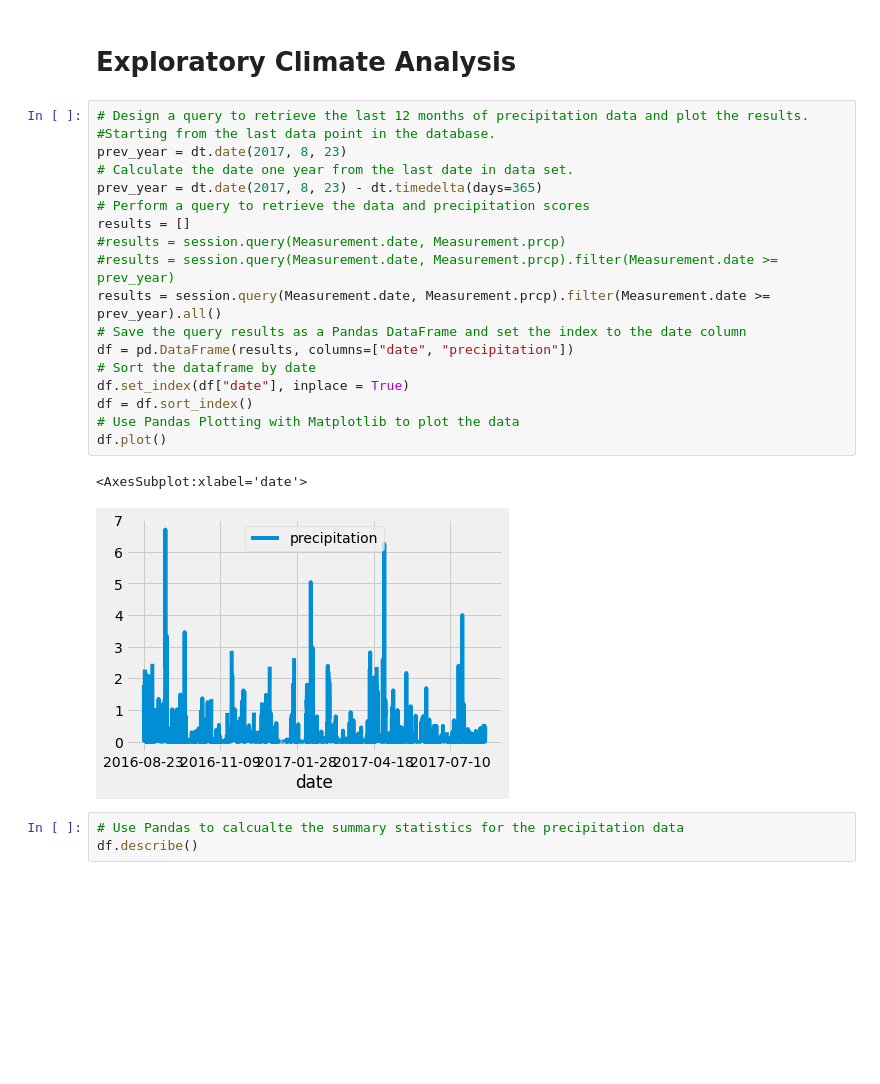
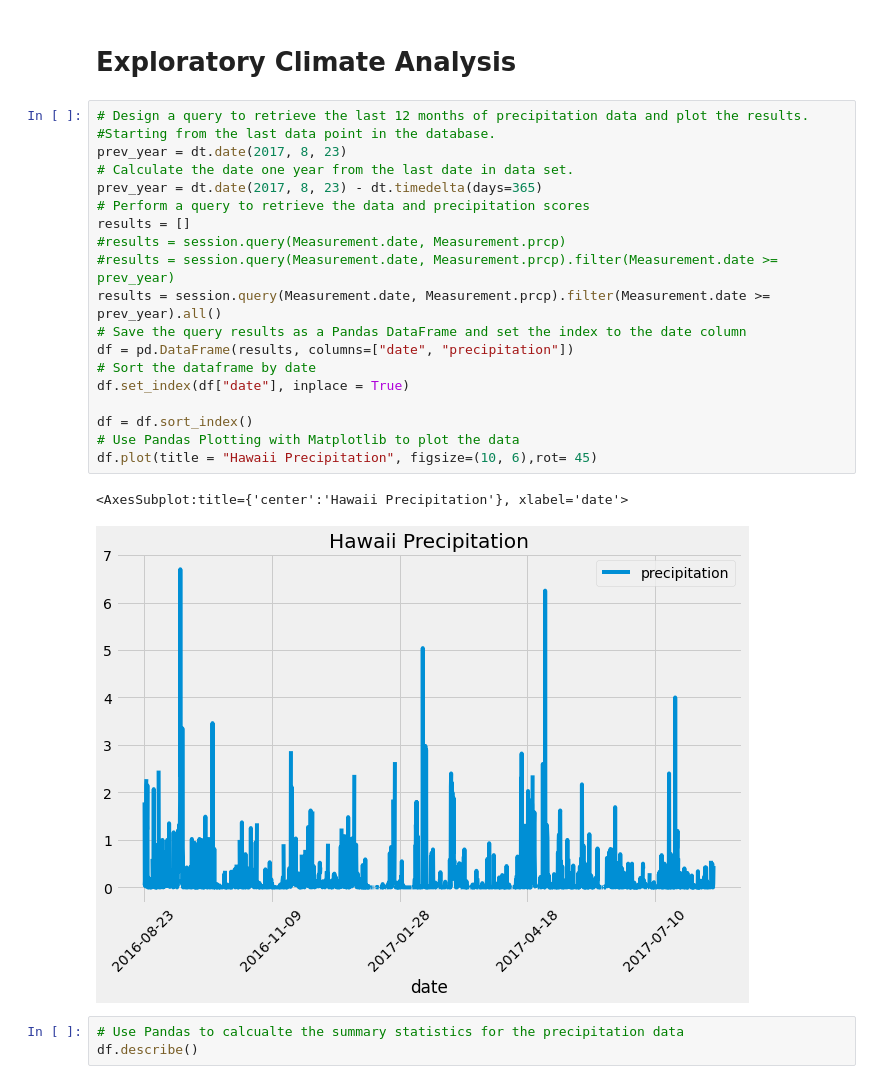
Before and after one commit to jwolfe27/Surfs_Up, a Jupyter notebook: climate_analysis.ipynb, the cells around one changed output. Saved outputs shown, nothing was run; the diff lists cells and outputs as text; blank space fills up the shorter version.

```diff
--- a/climate_analysis.ipynb
+++ b/climate_analysis.ipynb
@@ -41,24 +41,25 @@ session = Session(engine)
 # %%
 # Design a query to retrieve the last 12 months of precipitation data and plot the results.
 #Starting from the last data point in the database.
 prev_year = dt.date(2017, 8, 23)
 # Calculate the date one year from the last date in data set.
 prev_year = dt.date(2017, 8, 23) - dt.timedelta(days=365)
 # Perform a query to retrieve the data and precipitation scores
 results = []
 #results = session.query(Measurement.date, Measurement.prcp)
 #results = session.query(Measurement.date, Measurement.prcp).filter(Measurement.date >= prev_year)
 results = session.query(Measurement.date, Measurement.prcp).filter(Measurement.date >= prev_year).all()
 # Save the query results as a Pandas DataFrame and set the index to the date column
 df = pd.DataFrame(results, columns=["date", "precipitation"])
 # Sort the dataframe by date
 df.set_index(df["date"], inplace = True)
+
 df = df.sort_index()
 # Use Pandas Plotting with Matplotlib to plot the data
-df.plot()
+df.plot(title = "Hawaii Precipitation", figsize=(10, 6),rot= 45)
 # %% [output]
-<AxesSubplot:xlabel='date'>
+<AxesSubplot:title={'center':'Hawaii Precipitation'}, xlabel='date'>
-[figure, old version]
+[figure, new version]
 # %%
 # Use Pandas to calcualte the summary statistics for the precipitation data
 df.describe()
```
Also changed, not shown: 1 other file.
